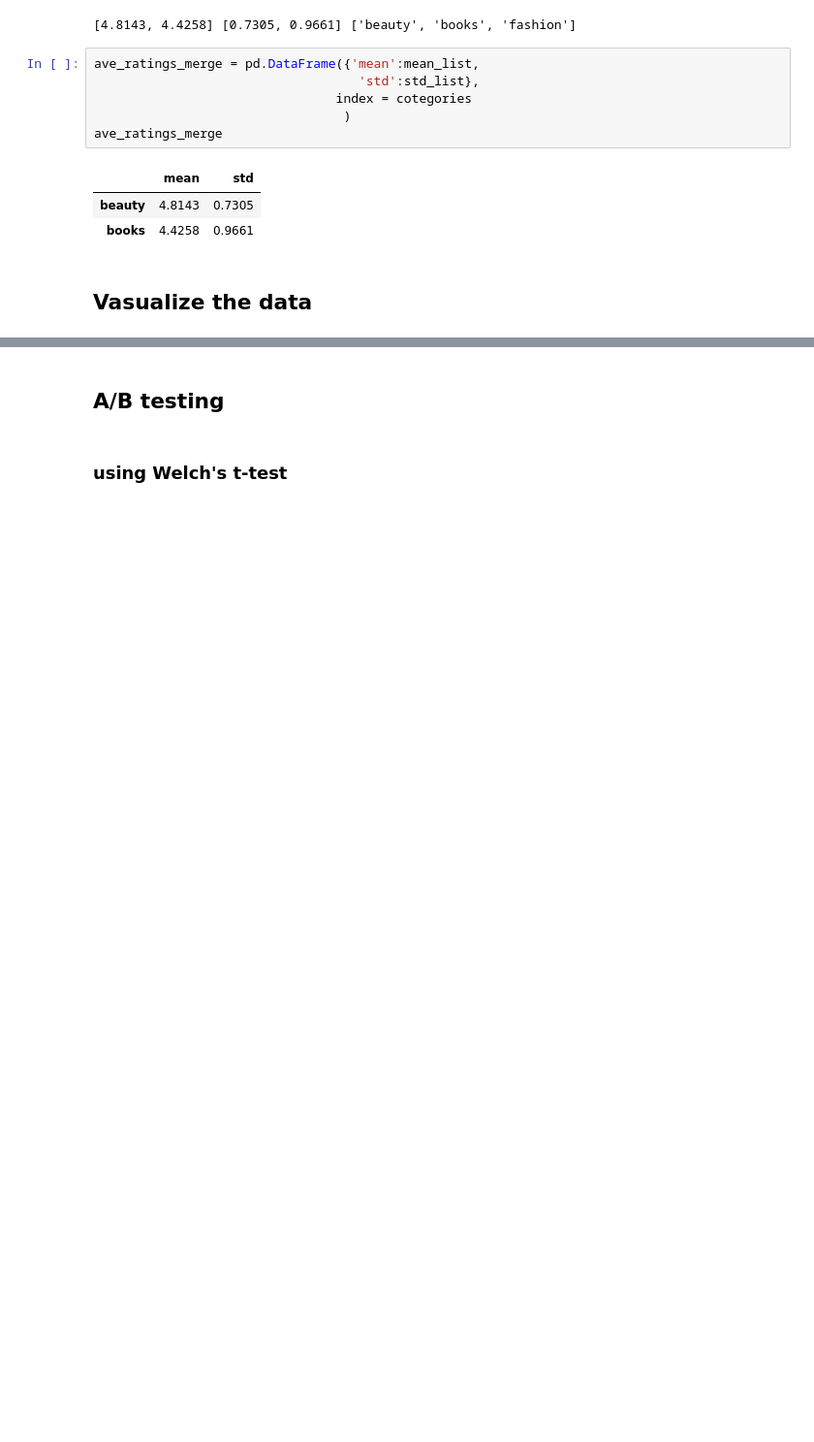
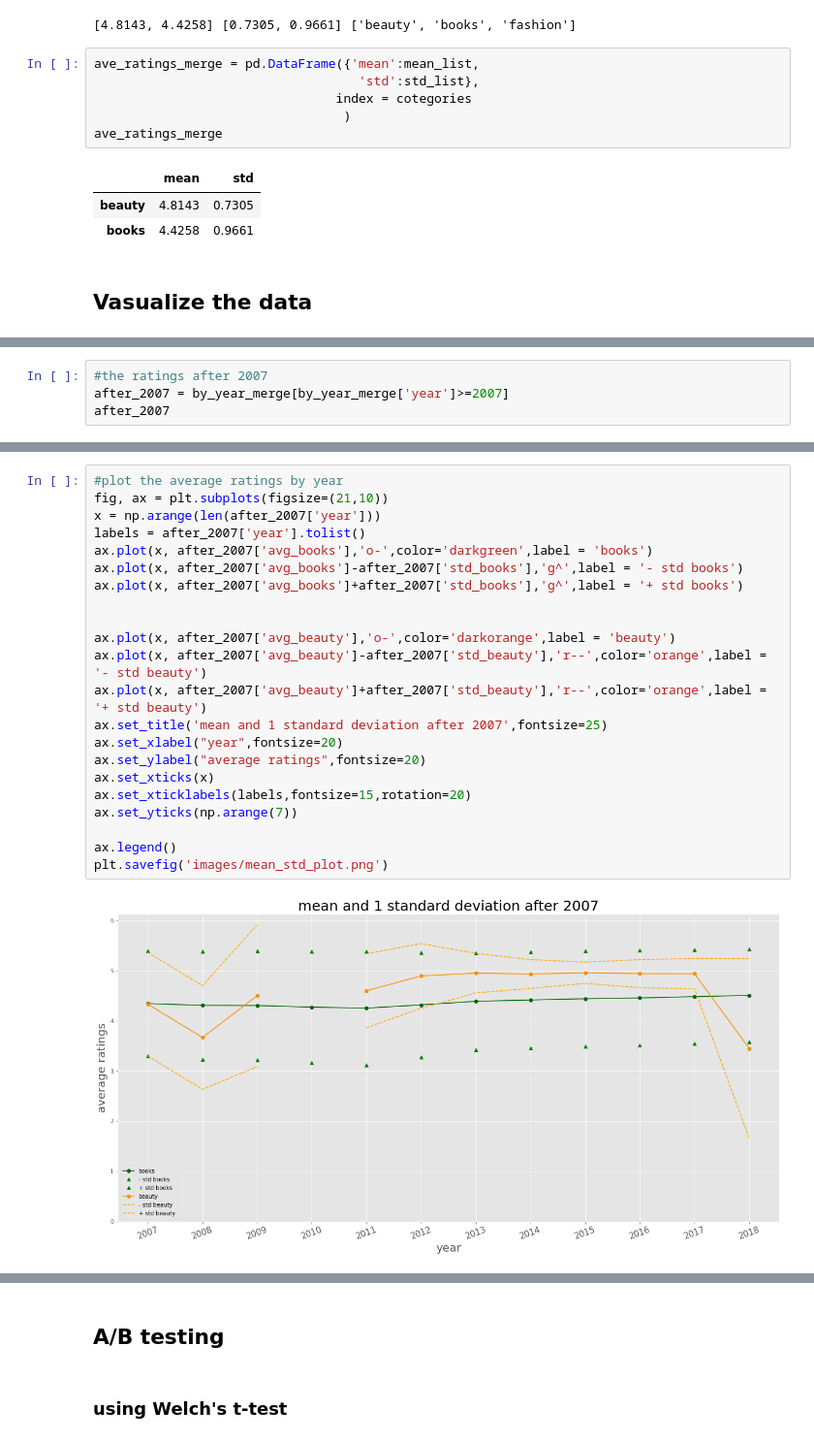
Before and after one commit to Nicole-LijuanChen/Patterns-in-Amazon-customer-ratings, a Jupyter notebook: data-cleaning.ipynb, the cells around one changed output, grey strips where cells are left out. Shown at 97% size. Cells and saved outputs as stored; diff of their text form; blank space fills up the shorter version.

```diff
--- a/data-cleaning.ipynb
+++ b/data-cleaning.ipynb
@@ -193,0 +186,4 @@ Text(0.5, 1.0, 'Distribution of ratings in Beauty')
+# %%
+#the ratings after 2007
+after_2007 = by_year_merge[by_year_merge['year']>=2007]
+after_2007
@@ -193,0 +204,24 @@ Text(0.5, 1.0, 'Distribution of ratings in Beauty')
+# %%
+#plot the average ratings by year
+fig, ax = plt.subplots(figsize=(21,10))
+x = np.arange(len(after_2007['year']))
+labels = after_2007['year'].tolist()
+ax.plot(x, after_2007['avg_books'],'o-',color='darkgreen',label = 'books')
+ax.plot(x, after_2007['avg_books']-after_2007['std_books'],'g^',label = '- std books')
+ax.plot(x, after_2007['avg_books']+after_2007['std_books'],'g^',label = '+ std books')
+
+
+ax.plot(x, after_2007['avg_beauty'],'o-',color='darkorange',label = 'beauty')
+ax.plot(x, after_2007['avg_beauty']-after_2007['std_beauty'],'r--',color='orange',label = '- std beauty')
+ax.plot(x, after_2007['avg_beauty']+after_2007['std_beauty'],'r--',color='orange',label = '+ std beauty')
+ax.set_title('mean and 1 standard deviation after 2007',fontsize=25)
+ax.set_xlabel("year",fontsize=20)
+ax.set_ylabel("average ratings",fontsize=20)
+ax.set_xticks(x)
+ax.set_xticklabels(labels,fontsize=15,rotation=20)
+ax.set_yticks(np.arange(7))
+
+ax.legend()
+plt.savefig('images/mean_std_plot.png')
+# %% [output]
+[figure, added]
```
Also changed, not shown: parts of 19 cells of this notebook, 3 other files.
